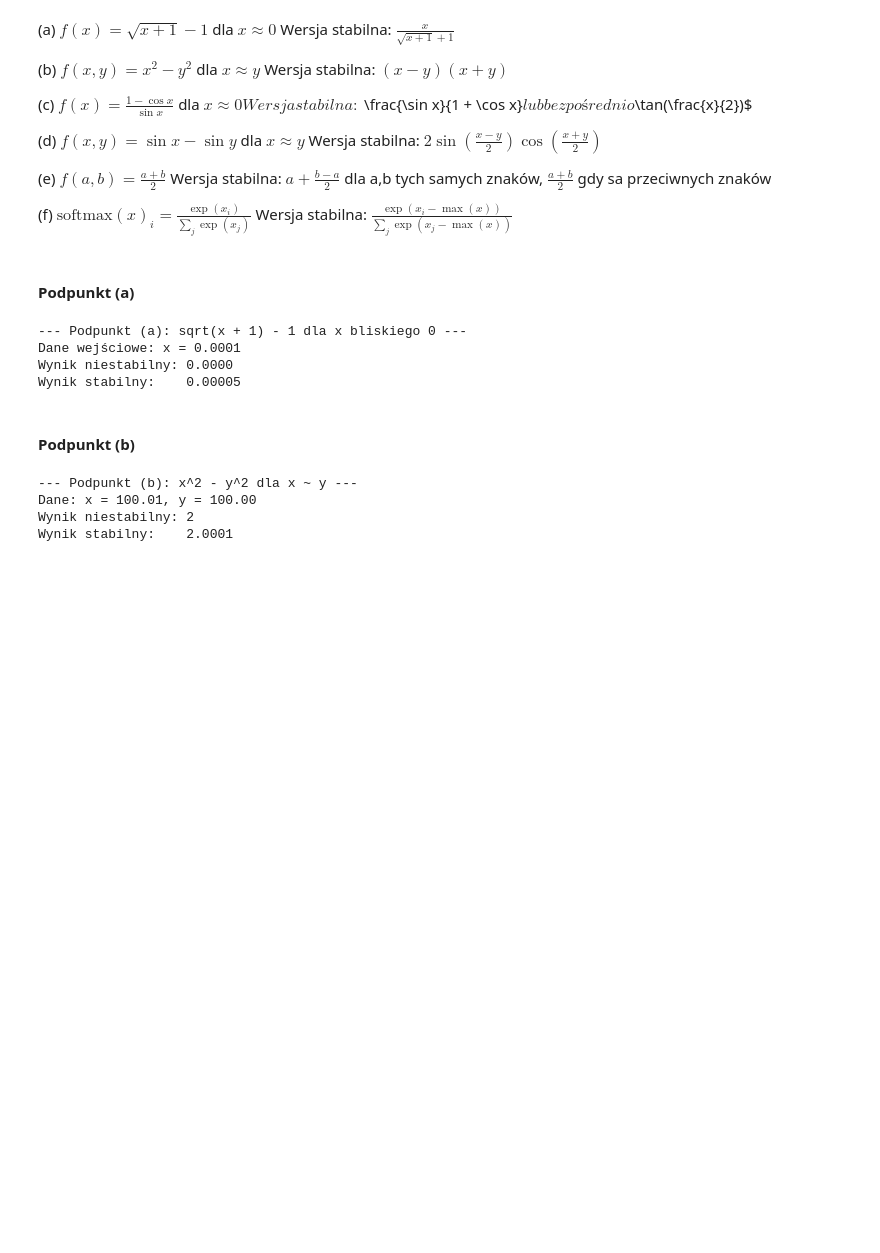
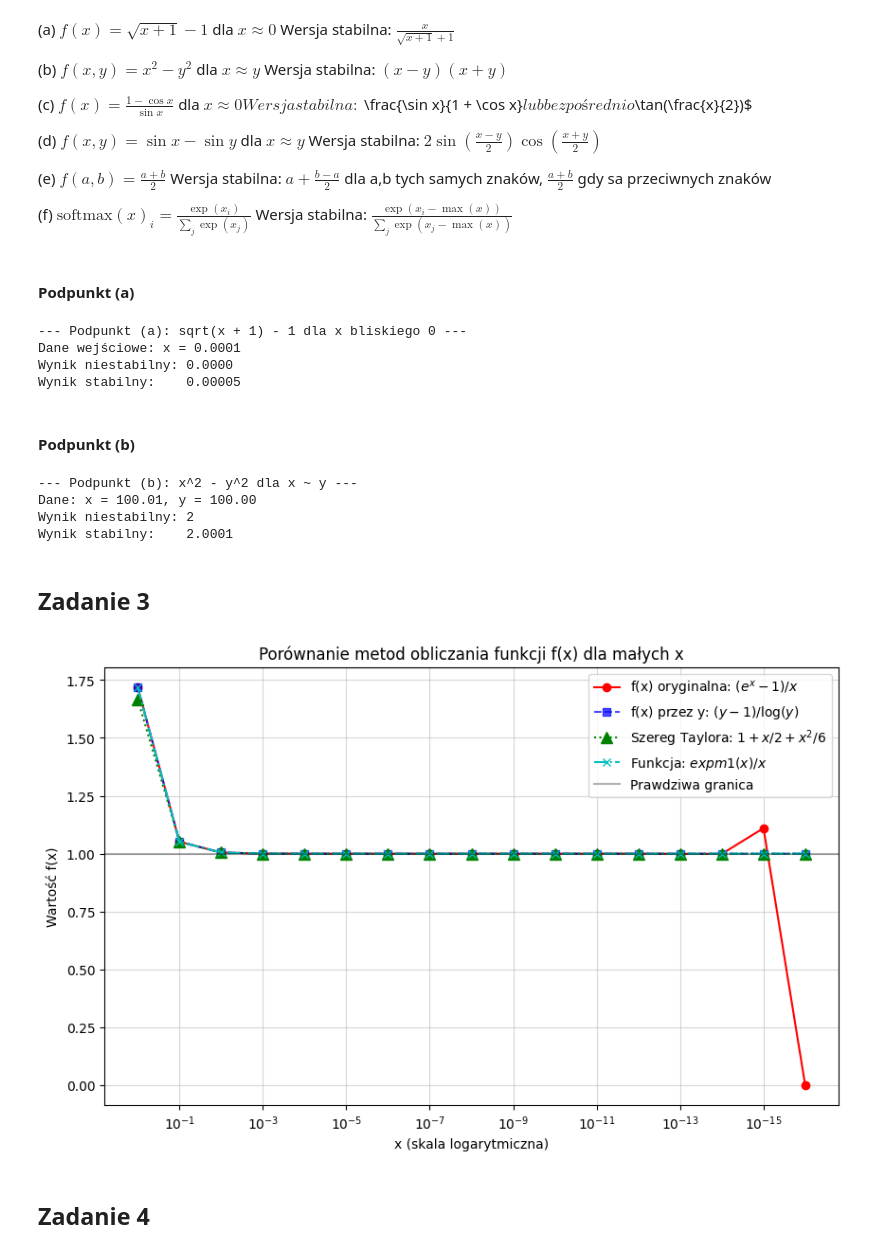
Before and after one commit to mateuszstoch/AGH, a Jupyter notebook: MOwNiT/lab1/zad1.ipynb, the cells around one changed output. Saved outputs shown, nothing was run; the diff lists cells and outputs as text; code cells hidden in the pictures; blank space fills up the shorter version.

```diff
--- a/MOwNiT/lab1/zad1.ipynb
+++ b/MOwNiT/lab1/zad1.ipynb
@@ -124,3 +124,35 @@ print(f"Wynik stabilny:    {stable_b}\n")
 Dane: x = 100.01, y = 100.00
 Wynik niestabilny: 2
 Wynik stabilny:    2.0001
+# %% [markdown]
+## Zadanie 3
+# %%
+f_original = (np.exp(h) - 1.0) / h
+# %%
+y_values = np.exp(h)
+f_equivalent = np.where(y_values == 1.0, 1.0, (y_values - 1.0) / np.log(y_values))
+# %%
+f_taylor = 1.0 + (h / 2.0) + (h**2 / 6.0)
+# %%
+f_expm1 = np.expm1(h) / h
+# %%
+plt.figure(figsize=(10, 6))
+
+plt.semilogx(h, f_original, 'ro-', label='f(x) oryginalna: $(e^x - 1)/x$')
+plt.semilogx(h, f_equivalent, 'bs--', label='f(x) przez y: $(y - 1)/\log(y)$', alpha=0.7)
+plt.semilogx(h, f_taylor, 'g^:', label='Szereg Taylora: $1 + x/2 + x^2/6$', markersize=8)
+plt.semilogx(h, f_expm1, 'cx-.', label='Funkcja: $expm1(x)/x$')
+
+plt.axhline(1.0, color='k', linestyle='-', alpha=0.3, label='Prawdziwa granica')
+
+plt.title('Porównanie metod obliczania funkcji f(x) dla małych x')
+plt.xlabel('x (skala logarytmiczna)')
+plt.ylabel('Wartość f(x)')
+plt.gca().invert_xaxis()
+plt.legend()
+plt.grid(True, which="both", ls="-", alpha=0.5)
+plt.show()
+# %% [output]
+[figure, added]
+# %% [markdown]
+## Zadanie 4
```
Also changed, not shown: parts of 1 cell of this notebook.
